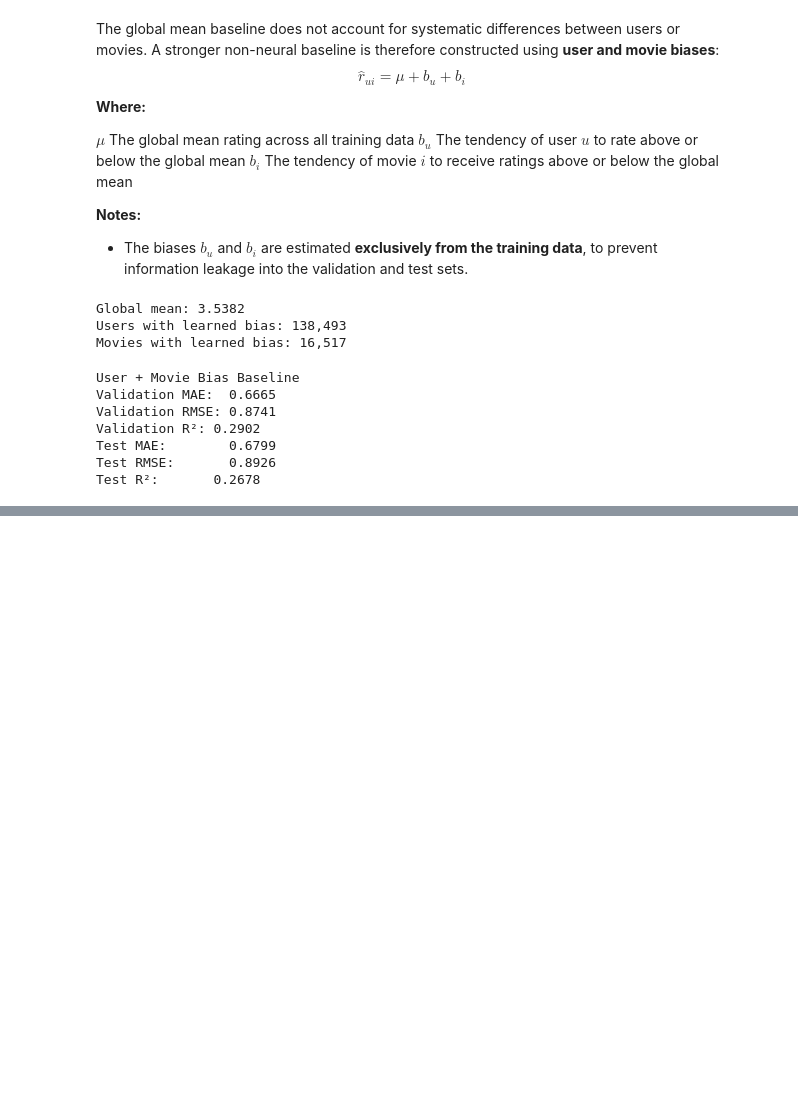
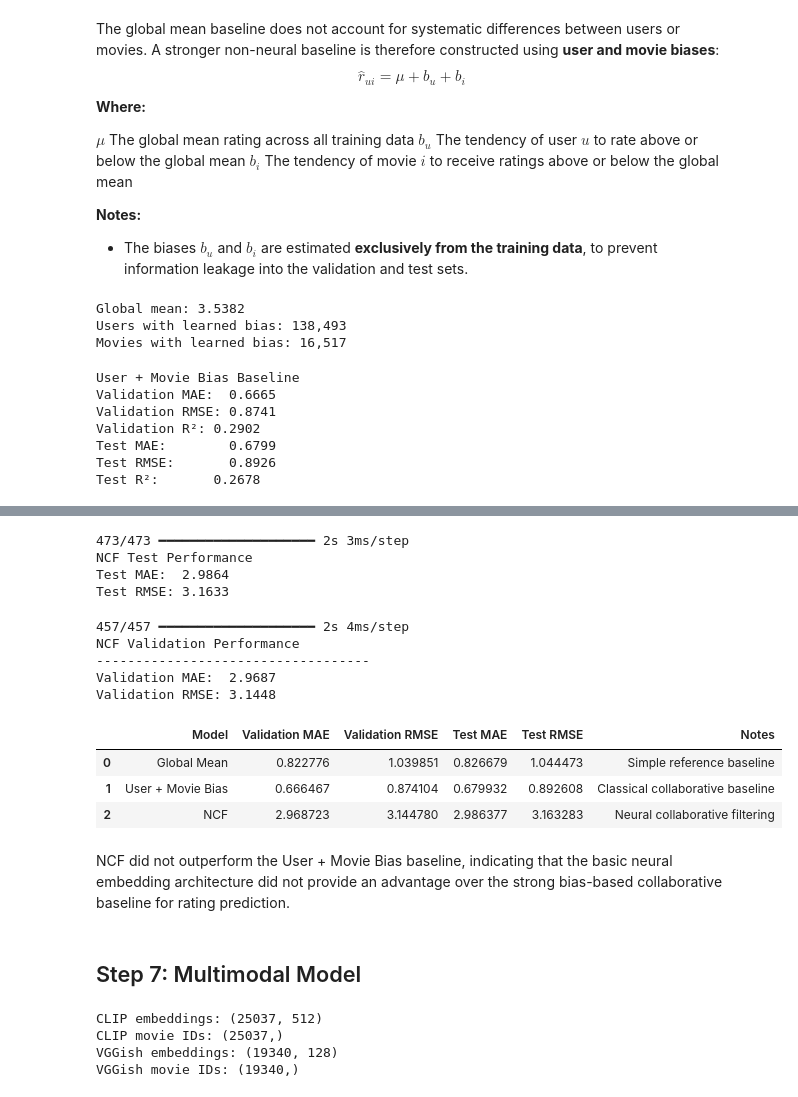
Before and after one commit to Hemanthsai456/Leveraging-Poster-and-Trailer-Audio-Embeddings-for-Cold-Start-Movie-Recommendation, a Jupyter notebook: notebooks/01_Notebook.ipynb, the cells around one changed output, grey strips where cells are left out. Cells and saved outputs as stored; diff of their text form; code cells hidden in the pictures; blank space fills up the shorter version.

Commit message:
build and evaluated NCF model

```diff
--- a/notebooks/01_Notebook.ipynb
+++ b/notebooks/01_Notebook.ipynb
@@ -951,0 +1035,3 @@ Test R²:       0.2678
+# %%
+train_ncf = prepare_ncf_data(train_ratings)
+print(train_ncf[["userId", "movieId", "user_idx", "movie_idx", "rating"]].head())
@@ -951,0 +1215,77 @@ Test R²:       0.2678
+# %%
+# NCF predictions on the seen-movie test set
+test_pred_ncf = ncf_model.predict(
+    [test_users, test_movies],
+    batch_size=4096,
+    verbose=1
+).ravel()
+
+# Keep predictions within rating range
+test_pred_ncf = np.clip(test_pred_ncf, 0.5, 5.0)
+ncf_test_mae = mean_absolute_error(test_targets, test_pred_ncf)
+ncf_test_rmse = np.sqrt(mean_squared_error(test_targets, test_pred_ncf))
+
+print("NCF Test Performance")
+print(f"Test MAE:  {ncf_test_mae:.4f}")
+print(f"Test RMSE: {ncf_test_rmse:.4f}")
+# %% [output]
+473/473 ━━━━━━━━━━━━━━━━━━━━ 2s 3ms/step
+NCF Test Performance
+Test MAE:  2.9864
+Test RMSE: 3.1633
+# %%
+val_pred_ncf = ncf_model.predict(
+    [val_users, val_movies],
+    batch_size=4096,
+    verbose=1
+).ravel()
+
+val_pred_ncf = np.clip(val_pred_ncf, 0.5, 5.0)
+ncf_val_mae = mean_absolute_error(val_targets, val_pred_ncf)
+ncf_val_rmse = np.sqrt(mean_squared_error(val_targets, val_pred_ncf))
+
+print("NCF Validation Performance")
+print("-" * 35)
+print(f"Validation MAE:  {ncf_val_mae:.4f}")
+print(f"Validation RMSE: {ncf_val_rmse:.4f}")
+# %% [output]
+457/457 ━━━━━━━━━━━━━━━━━━━━ 2s 4ms/step
+NCF Validation Performance
+-----------------------------------
+Validation MAE:  2.9687
+Validation RMSE: 3.1448
+# %%
+add_result(
+    "NCF",
+    ncf_val_mae,
+    ncf_val_rmse,
+    ncf_test_mae,
+    ncf_test_rmse,
+    "Neural collaborative filtering"
+)
+# %% [output]
+|  | Model | Validation MAE | Validation RMSE | Test MAE | Test RMSE | Notes |
+| 0 | Global Mean | 0.822776 | 1.039851 | 0.826679 | 1.044473 | Simple reference baseline |
+| 1 | User + Movie Bias | 0.666467 | 0.874104 | 0.679932 | 0.892608 | Classical collaborative baseline |
+| 2 | NCF | 2.968723 | 3.144780 | 2.986377 | 3.163283 | Neural collaborative filtering |
+# %% [markdown]
+NCF did not outperform the User + Movie Bias baseline, indicating that the basic neural embedding architecture did not provide an advantage over the strong bias-based collaborative baseline for rating prediction.
+# %% [markdown]
+## Step 7: Multimodal Model
+# %%
+# Load saved multimodal embeddings
+
+clip_embeddings = np.load(os.path.join(checkpoint_dir, "clip_embeddings.npy"))
+clip_movie_ids = np.load(os.path.join(checkpoint_dir, "clip_movie_ids.npy"))
+audio_embeddings = np.load(os.path.join(checkpoint_dir, "vggish_embeddings.npy"))
+audio_movie_ids = np.load(os.path.join(checkpoint_dir, "vggish_movie_ids.npy"))
+
+print("CLIP embeddings:", clip_embeddings.shape)
+print("CLIP movie IDs:", clip_movie_ids.shape)
+print("VGGish embeddings:", audio_embeddings.shape)
+print("VGGish movie IDs:", audio_movie_ids.shape)
+# %% [output]
+CLIP embeddings: (25037, 512)
+CLIP movie IDs: (25037,)
+VGGish embeddings: (19340, 128)
+VGGish movie IDs: (19340,)
```
Also changed, not shown: parts of 18 cells of this notebook.
